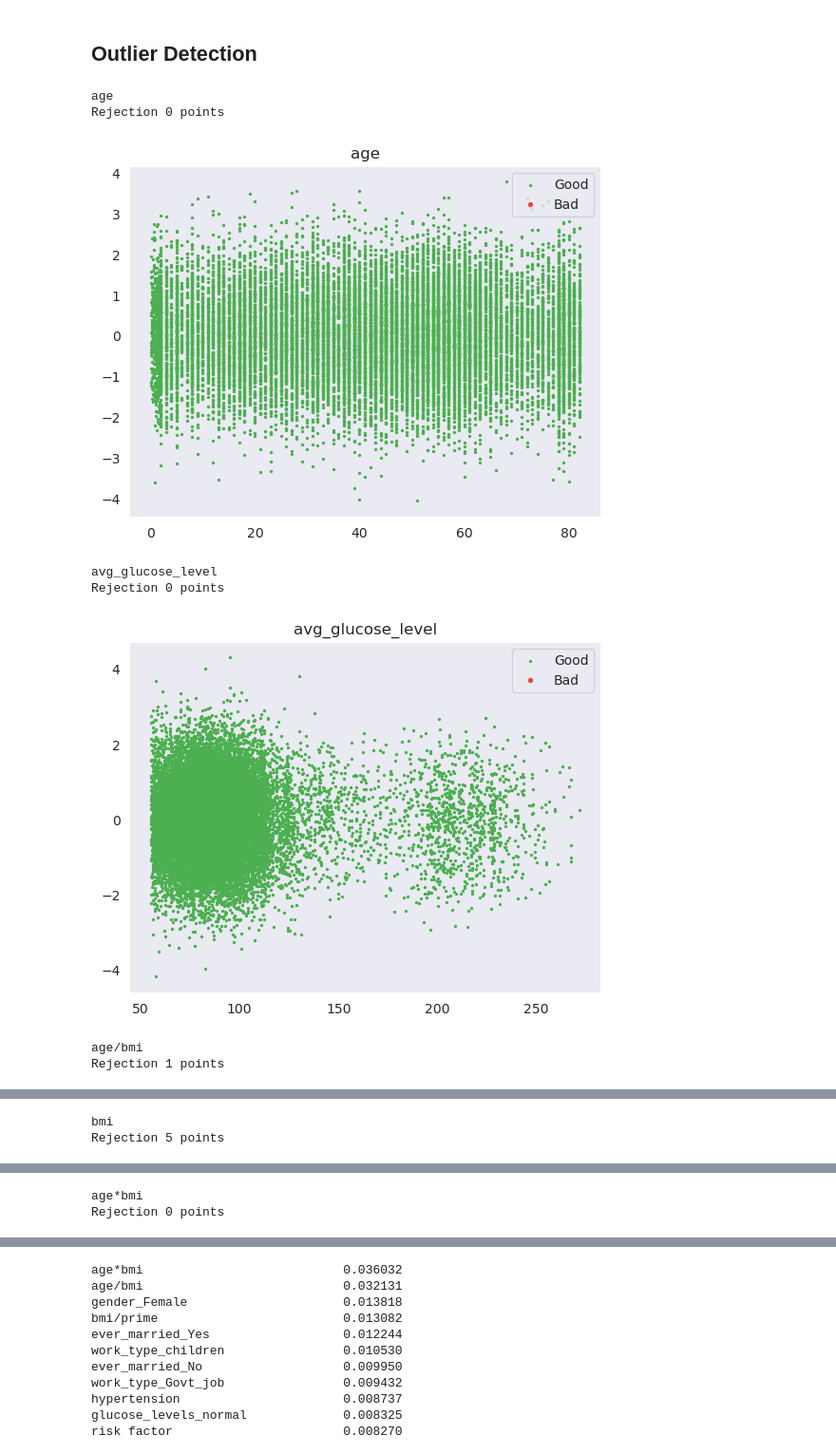
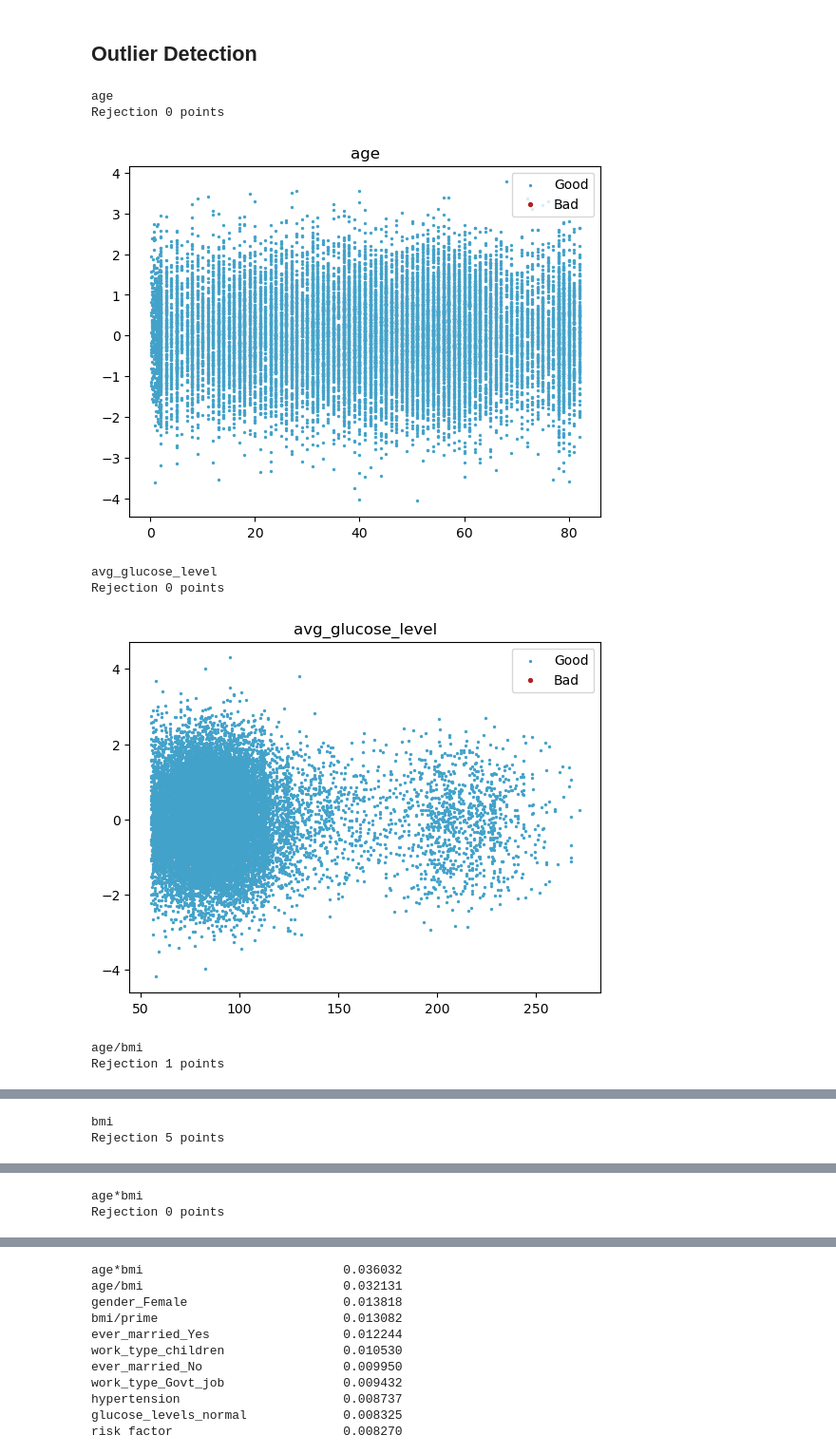
Before and after one commit to ain2002-project/ain2002-project, a Jupyter notebook: stroke prediction.ipynb, the cells around one changed output, grey strips where cells are left out. Shown at 95% size. Saved outputs shown, nothing was run; the diff lists cells and outputs as text; code cells hidden in the pictures.

```diff
--- a/stroke prediction.ipynb
+++ b/stroke prediction.ipynb
@@ -16,7 +5,6 @@ import pandas as pd  # data manipulation
 import seaborn as sns  # data visualization
 import matplotlib.pyplot as plt  # plotting
 import tensorflow as tf  # building the machine learning model.
-from watermark import watermark # printing package version information
 
 #import necessary modules
 from tensorflow import keras  # for building neural networks using TensorFlow
@@ -33,9 +21,6 @@ from sklearn.feature_selection import mutual_info_regression  # for performing m
 # built-in modules
 import random
 
-# set the global style for matplotlib plots
-sns.set_style("dark")
-
 # set seed for reproducibility
 seed = 42
 random.seed(seed)
@@ -483,41 +411,41 @@ def plot_outliers(data,target,df, feature, threshold=6):
 
     # Create a scatter plot to visualize the outliers
     visual_scatter = np.random.normal(size=df.size)
-    plt.scatter(df[good], visual_scatter[good], s=2, label="Good", color="#4CAF50")
-    plt.scatter(df[~good], visual_scatter[~good], s=8, label="Bad", color="#F44336")
+    plt.scatter(df[good], visual_scatter[good], s=2, label="Good", color="#43a2ca")
+    plt.scatter(df[~good], visual_scatter[~good], s=8, label="Bad", color="#B22222")
     plt.legend(loc='upper right')
     plt.title(feature)
     plt.show();
 
 
     data,target = data[good],target[good] # Remove the rejected points from the input and target data
     bad_indexes = np.where(~good)[0] # Record the indexes of the rejected points
     return data, target, bad_indexes
 
 X = df.drop(["id", "stroke"], axis=1) # Remove the "id" and "stroke" columns from the DataFrame to create the input data
 y = df["stroke"] # Extract the "stroke" column as the target variable
 
 
 bad_indexes = [] # Initialize a list to record the indexes of rejected points for all features
 
 # Loop over all continuous features and plot outliers for each one
 for feature in cont_FEATURES:
     print(feature)
     X,y, bad_idx = plot_outliers(X,y,X[feature], feature, threshold=6)
     bad_indexes.extend(bad_idx)
 
 print("Total rows discarded:", len(bad_indexes))  # Print the total number of rejected points
 
 
 # Reset the indexes of the input and target data after removing outliers
 X=X.reset_index(drop=True)
 y=y.reset_index(drop=True)
 # %% [output]
 age
 Rejection 0 points
-[figure, old version]
+[figure, new version]
 avg_glucose_level
 Rejection 0 points
-[figure, old version]
+[figure, new version]
 age/bmi
 Rejection 1 points
```
Also changed, not shown: parts of 33 cells of this notebook.
